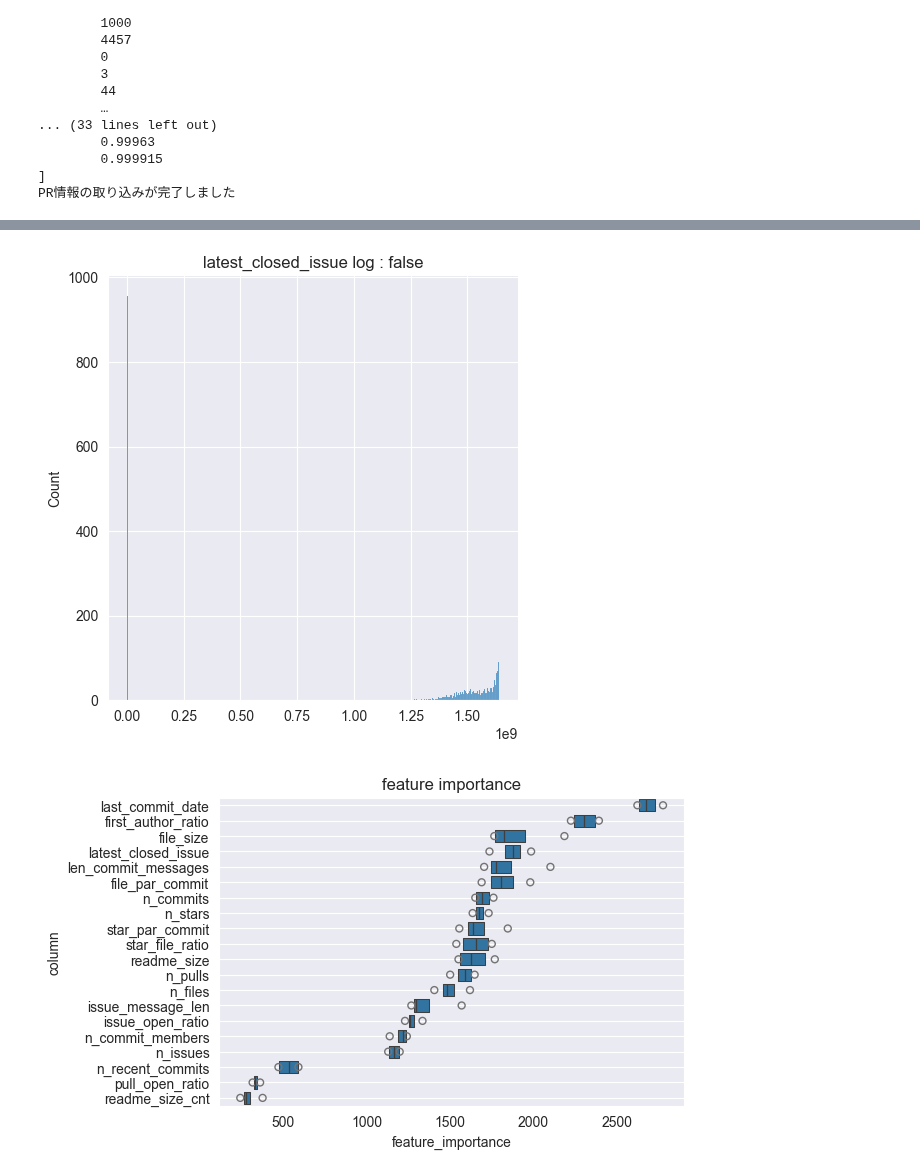
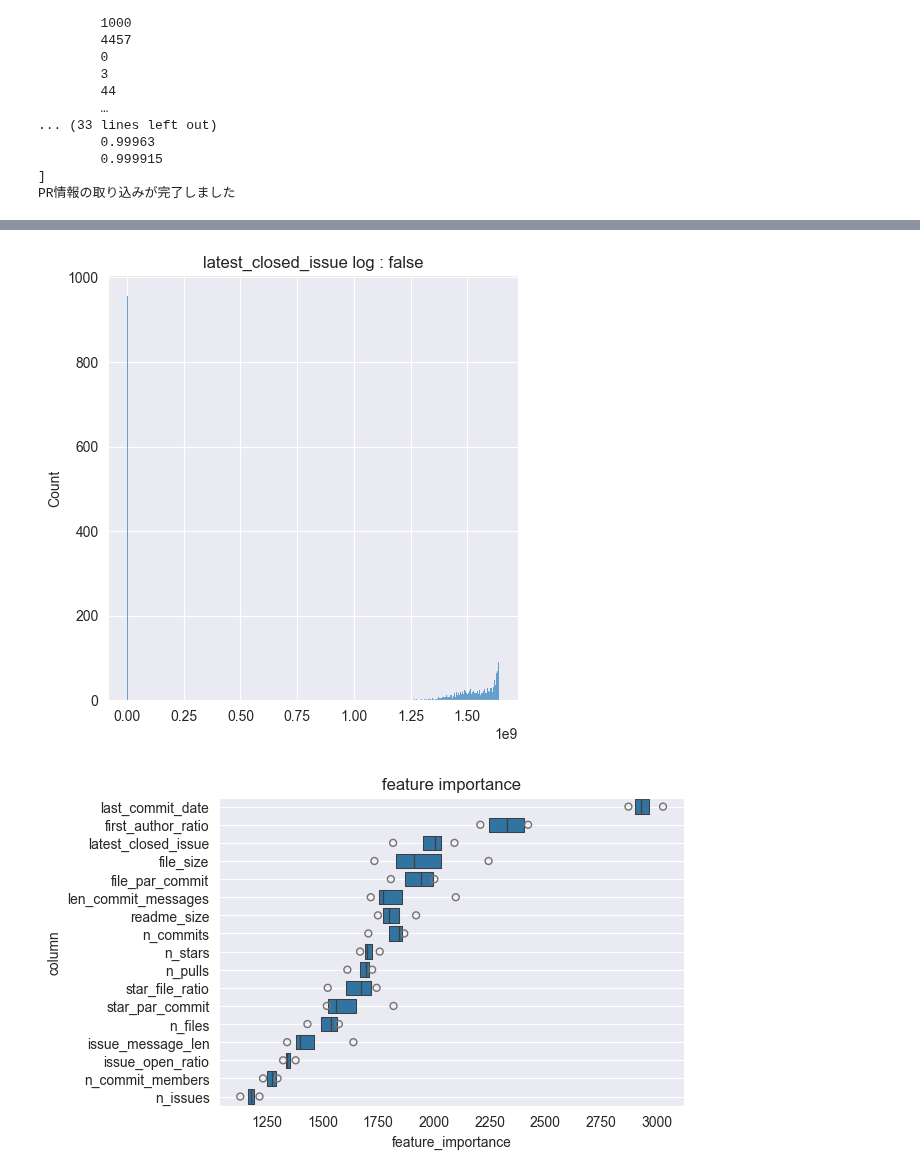
Before and after one commit to ZOI-dayo/traP-Nikkei-2025, a Jupyter notebook: main.ipynb, the cells around one changed output, grey strips where cells are left out. Saved outputs shown, nothing was run; the diff lists cells and outputs as text; code cells hidden in the pictures.

```diff
--- a/main.ipynb
+++ b/main.ipynb
@@ -435,9 +435,9 @@ kf = KFold(n_splits=4, shuffle=True, random_state=34)
 
 # 学習対象の行
 use_cols = ["n_stars", "n_files", "star_file_ratio", "n_commits", "file_par_commit", "last_commit_date",
-            "n_commit_members", "n_issues", "n_pulls", "readme_size", "readme_size_cnt", "latest_closed_issue",
-            "file_size", "issue_open_ratio", "pull_open_ratio", "len_commit_messages", "star_par_commit",
-            "n_recent_commits", "issue_message_len", "first_author_ratio"]
+            "n_commit_members", "n_issues", "n_pulls", "readme_size", "latest_closed_issue",
+            "file_size", "issue_open_ratio", "len_commit_messages", "star_par_commit",
+            "issue_message_len", "first_author_ratio"]
 target_col = "active"
 
 for train_index, valid_index in kf.split(train_merged):
@@ -645,5 +645,5 @@ score:  0.9341900185510605
 [figure]
 [figure]
 [figure]
-[figure, old version]
+[figure, new version]
 [figure]
```
Also changed, not shown: parts of 1 cell of this notebook, 1 other file.
